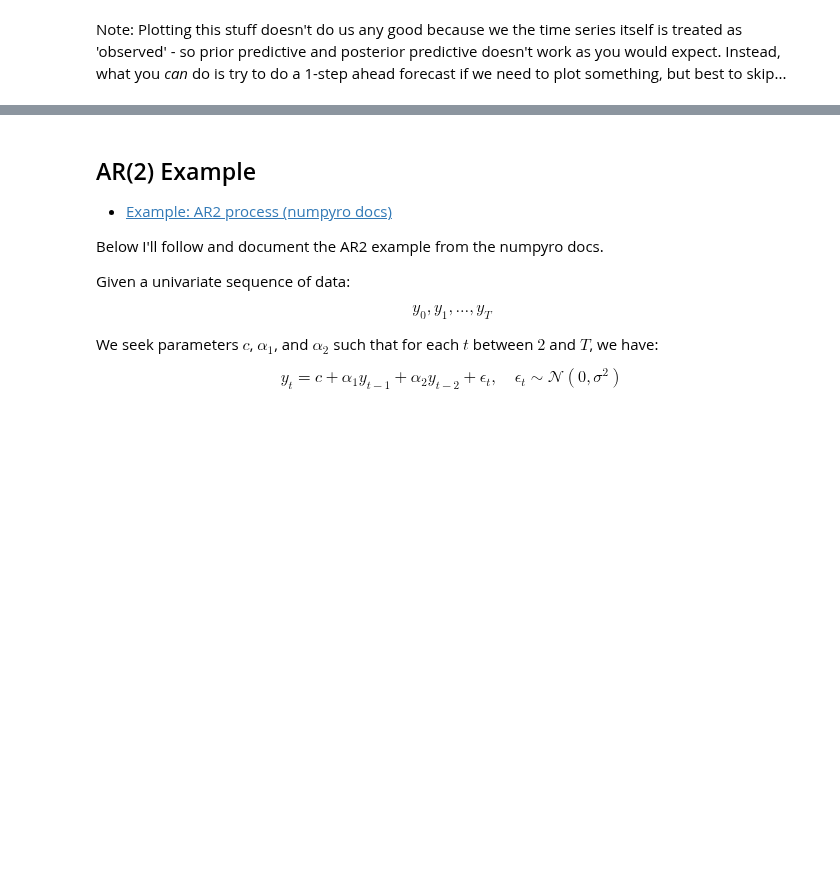
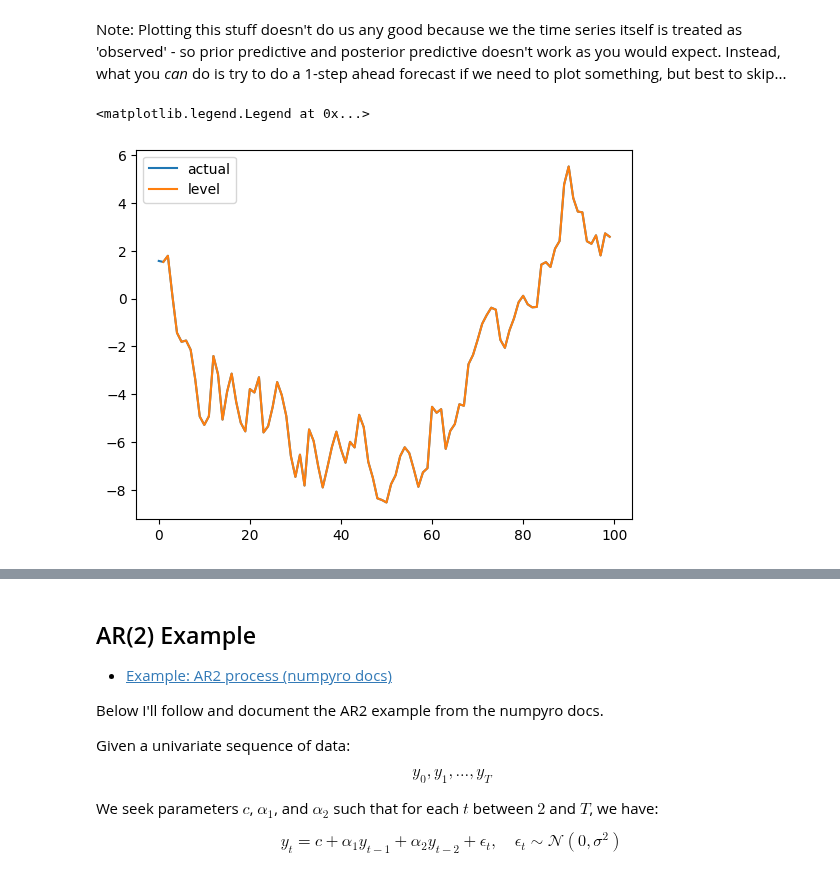
Before and after one commit to banditkings/learning-causal-impact, a Jupyter notebook: notebooks/0.1-numpyro_scan.ipynb, the cells around one changed output, grey strips where cells are left out. Drawn from its saved outputs; the diff is of its cells as text; code cells hidden in the pictures; blank space fills up the shorter version.

Commit message:
cleaned up numpyro scan a little

```diff
--- a/notebooks/0.1-numpyro_scan.ipynb
+++ b/notebooks/0.1-numpyro_scan.ipynb
@@ -133,10 +143,12 @@ $$
 To do this within a `scan` we'll also need to introduce an *effect handler*: `numpyro.handlers.seed` and run the `scan` function within that context.
 # %%
+# Import libraries
 import numpyro
 from numpyro.contrib.control_flow import scan
 import numpyro.distributions as dist
 import matplotlib.pyplot as plt
 
+# Define our random walk function as an input into `scan`
 def random_walk(value, x):
     value = numpyro.sample('x', dist.Normal(value, 1.))
     # Which is the same as if we were very explicit:
@@ -144,8 +156,7 @@ def random_walk(value, x):
     return value, value
 
 init_0 = 0
-n_steps = 100
-T = jnp.arange(n_steps)
+T = jnp.arange(100)
 
 # Need the `seed` effect handler in a context manager because of
 # the need for a PRNG key within `numpyro.sample`
@@ -195,17 +227,20 @@ Example: numpyro sample from a distribution
 # gaussian random walk model
 
 def random_walk_model(y):
-
-    # State space model parameters
+    # Unknown Parameter
     sigma_level = numpyro.sample("sigma_level", dist.HalfCauchy(1.0))
 
-    def transition_fn(carry, t):
-        level_t = carry
+    def transition_fn(level_t, t):
         new_level = numpyro.sample("level", dist.Normal(level_t, sigma_level)) # observed
         return new_level, None
 
     n_steps = y.shape[0]
     T = jnp.arange(1, n_steps) # because first value in the array is the init
 
+    # Note the new handler here - we don't need the seed handler, but now we need to condition
+    # a variable on data to specify that it's observed
     with numpyro.handlers.condition(data={"level": y[1:]}):
         state, final_result = scan(transition_fn, init=y[0], xs=T)
+
+# Render the model
+numpyro.render_model(random_walk_model, model_args=(locations,), render_distributions=True)
@@ -219,14 +252,15 @@ Note we added a `condition` handler so that we treat the `level` random variable
 We then can use numpyro's MCMC inference engine to sample from the posterior and retrieve the distribution of `sigma_level`.
 # %%
 # Inference
-def run_inference(model, y):
+def run_inference(model, prng_key, **kwargs):
     mcmc = MCMC(sampler=NUTS(model),
-                num_samples=1000,
-                num_warmup=1000)
-    mcmc.run(prng_key, y=y)
+                num_samples=2000,
+                num_warmup=2000)
+    mcmc.run(prng_key, **kwargs)
     return mcmc
 
-mcmc = run_inference(random_walk_model, locations)
+prng_key = random.PRNGKey(123)
+mcmc = run_inference(random_walk_model, prng_key, y=locations)
 mcmc.print_summary()
 # %% [output]
                    mean       std    median      5.0%     95.0%     n_eff     r_hat
@@ -237,3 +271,18 @@ Number of divergences: 0
 We see yea verily that we can recover the unknown $\sigma$ from the random walk.
 # %% [markdown]
 Note: Plotting this stuff doesn't do us any good because we the time series itself is treated as 'observed' - so prior predictive and posterior predictive doesn't work as you would expect. Instead, what you *can* do is try to do a 1-step ahead forecast if we need to plot something, but best to skip...
+# %%
+rng_key1, rng_key2 = random.split(prng_key)
+# Prior Predictive
+prior_predictive = Predictive(random_walk_model, num_samples=100)
+prior_predictive_samples = prior_predictive(rng_key2, locations)
+
+# prior_mean_mu = prior_predictive_samples['mu'].mean(axis=0)
+prior_mean_level = prior_predictive_samples['level'].mean(axis=0)
+
+plt.plot(locations, label='actual')
+plt.plot(jnp.arange(1, locations.shape[0]), prior_mean_level, label='level')
+plt.legend()
+# %% [output]
+<matplotlib.legend.Legend at 0x...>
+[figure, added]
```
Also changed, not shown: parts of 62 cells of this notebook, 1 other file.
